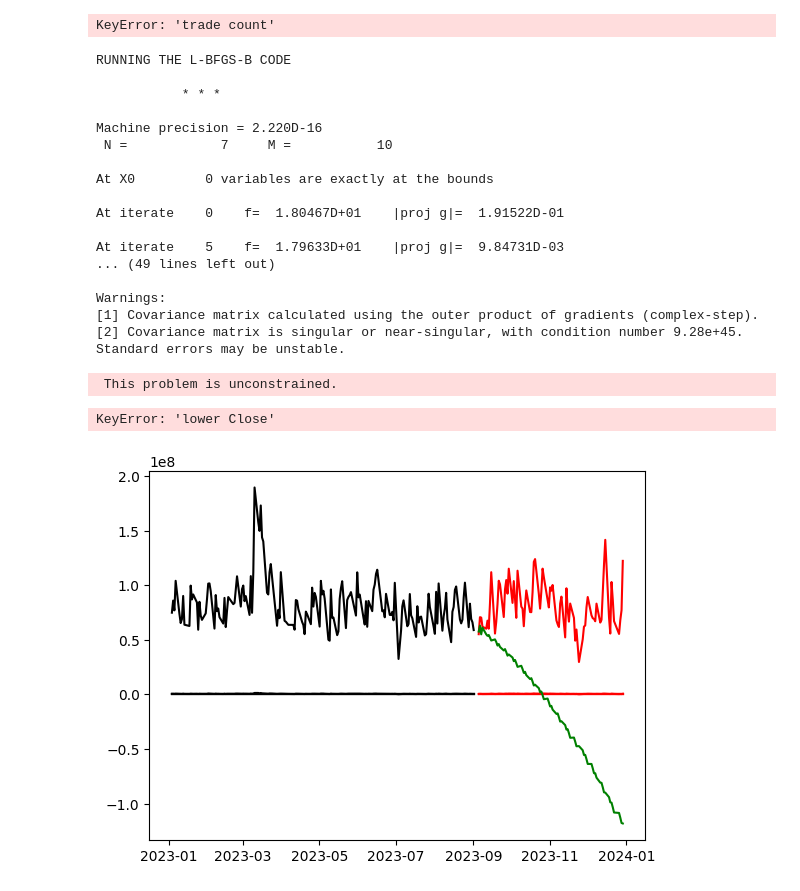
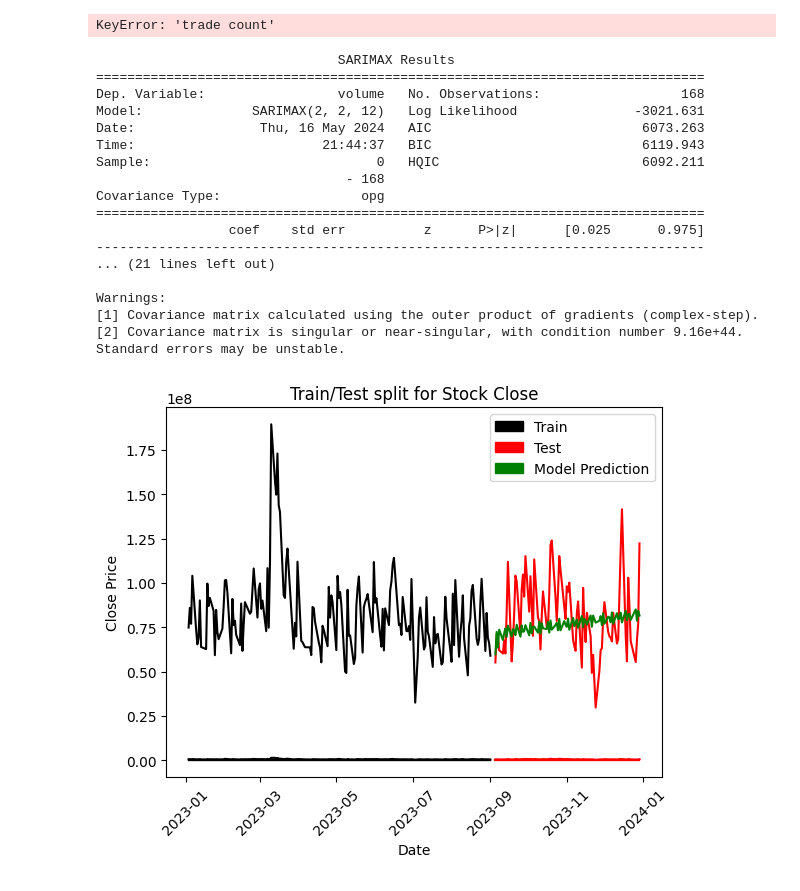
Before and after one commit to amirtarkian/DataModels2024, a Jupyter notebook: data/Polsley Models.ipynb, the cells around one changed output. Saved outputs shown, nothing was run; the diff lists cells and outputs as text; code cells hidden in the pictures.

Commit message:
Got the sarimax working
Not 100 percent sure, but this is giving us a pretty convincing looking graph. Second to last cell

```diff
--- a/data/Polsley Models.ipynb
+++ b/data/Polsley Models.ipynb
@@ -415,7 +415,7 @@ plt.legend()
 plt.show()
 # %%
 # polsley playing around with random code
-
+import matplotlib.patches as mpatches
 from statsmodels.tsa.statespace.sarimax import SARIMAX
 from statsmodels.tsa.arima.model import ARIMA
 import pandas as pd
@@ -439,50 +439,55 @@ test = X[X.index > dt.datetime(2023,9,1,tzinfo=et)]
 endog = train['volume']
 exog = train['high']
 
 #order (first two is the number of past data points to look at (maybe increase to 5), third is the past encountered error variable, the second is for reduction in variability (ie kinda smoothing))
-ARIMAmodel = SARIMAX(endog=endog, order=(2, 2, 2))
+ARIMAmodel = SARIMAX(endog=endog, order=(2, 2, 12))
 
 results = ARIMAmodel.fit()
 print(results.summary())
 
 test_endog = test['volume']
 test_exog = test['high']
 
 y_pred = results.get_forecast(len(test_endog.index))
 y_pred_df = y_pred.conf_int(alpha = 0.05)
 y_pred_df["Predictions"] = results.predict(start = y_pred_df.index[0], end = y_pred_df.index[-1])
 y_pred_df.index = test.index
 y_pred_out = y_pred_df["Predictions"]
 
+y_pred_df.columns = ['lower Close', 'upper Close', 'Predictions']
+
+
 fig, ax = plt.subplots()
 plt.plot(train, color = "black", label="Train")
 plt.plot(test, color = "red", label="Test")
 plt.plot(y_pred_out, color='green', label = 'Predictions')
-ax.fill_between(y_pred_out.index,y_pred_df['lower Close'], y_pred_df['upper Close'], color='b', alpha=.15)
+# ax.fill_between(y_pred_out.index,y_pred_df['lower Close'], y_pred_df['upper Close'], color='b', alpha=.15)
 plt.ylabel('Close Price')
 plt.xlabel('Date')
 plt.xticks(rotation=45)
 plt.title("Train/Test split for Stock Close")
-plt.legend()
+
+trainLabel = mpatches.Patch(color='black', label='Train')
+testLabel = mpatches.Patch(color='red', label='Test')
+predictionLabel = mpatches.Patch(color='green', label='Model Prediction')
+plt.legend(handles=[trainLabel,testLabel,predictionLabel])
 plt.show()
 # %% [output]
-RUNNING THE L-BFGS-B CODE
-
-           * * *
-
-Machine precision = 2.220D-16
- N =            7     M =           10
-
-At X0         0 variables are exactly at the bounds
-
-At iterate    0    f=  1.80467D+01    |proj g|=  1.91522D-01
-
-At iterate    5    f=  1.79633D+01    |proj g|=  9.84731D-03
-... (49 lines left out)
+                               SARIMAX Results
+==============================================================================
+Dep. Variable:                 volume   No. Observations:                  168
+Model:              SARIMAX(2, 2, 12)   Log Likelihood               -3021.631
+Date:                Thu, 16 May 2024   AIC                           6073.263
+Time:                        21:44:37   BIC                           6119.943
+Sample:                             0   HQIC                          6092.211
+                                - 168
+Covariance Type:                  opg
+==============================================================================
+                 coef    std err          z      P>|z|      [0.025      0.975]
+------------------------------------------------------------------------------
+... (21 lines left out)
 
 Warnings:
 [1] Covariance matrix calculated using the outer product of gradients (complex-step).
-[2] Covariance matrix is singular or near-singular, with condition number 9.28e+45. Standard errors may be unstable.
+[2] Covariance matrix is singular or near-singular, with condition number 9.16e+44. Standard errors may be unstable.
- This problem is unconstrained.
-KeyError: 'lower Close'
-[figure, old version]
+[figure, new version]
```
Also changed, not shown: parts of 1 cell of this notebook.
